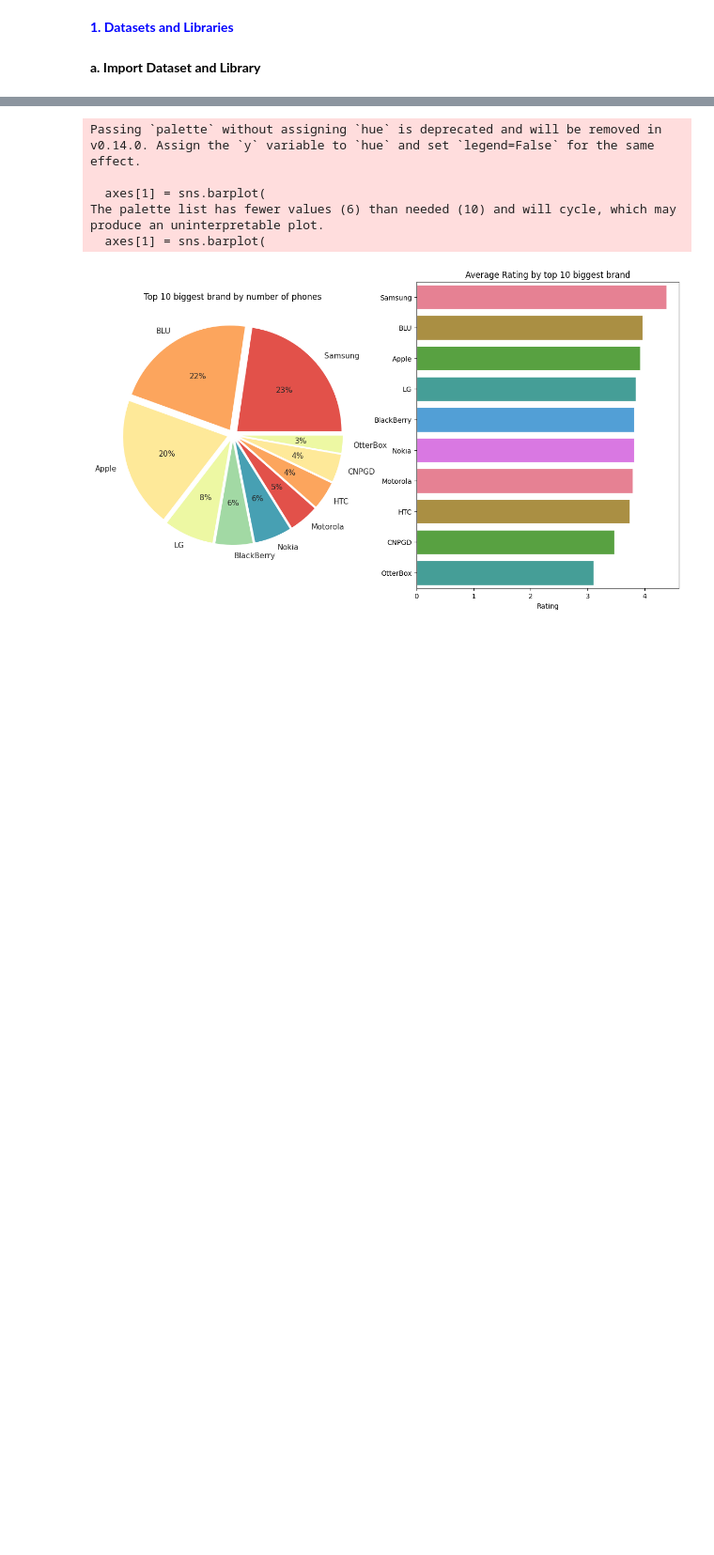
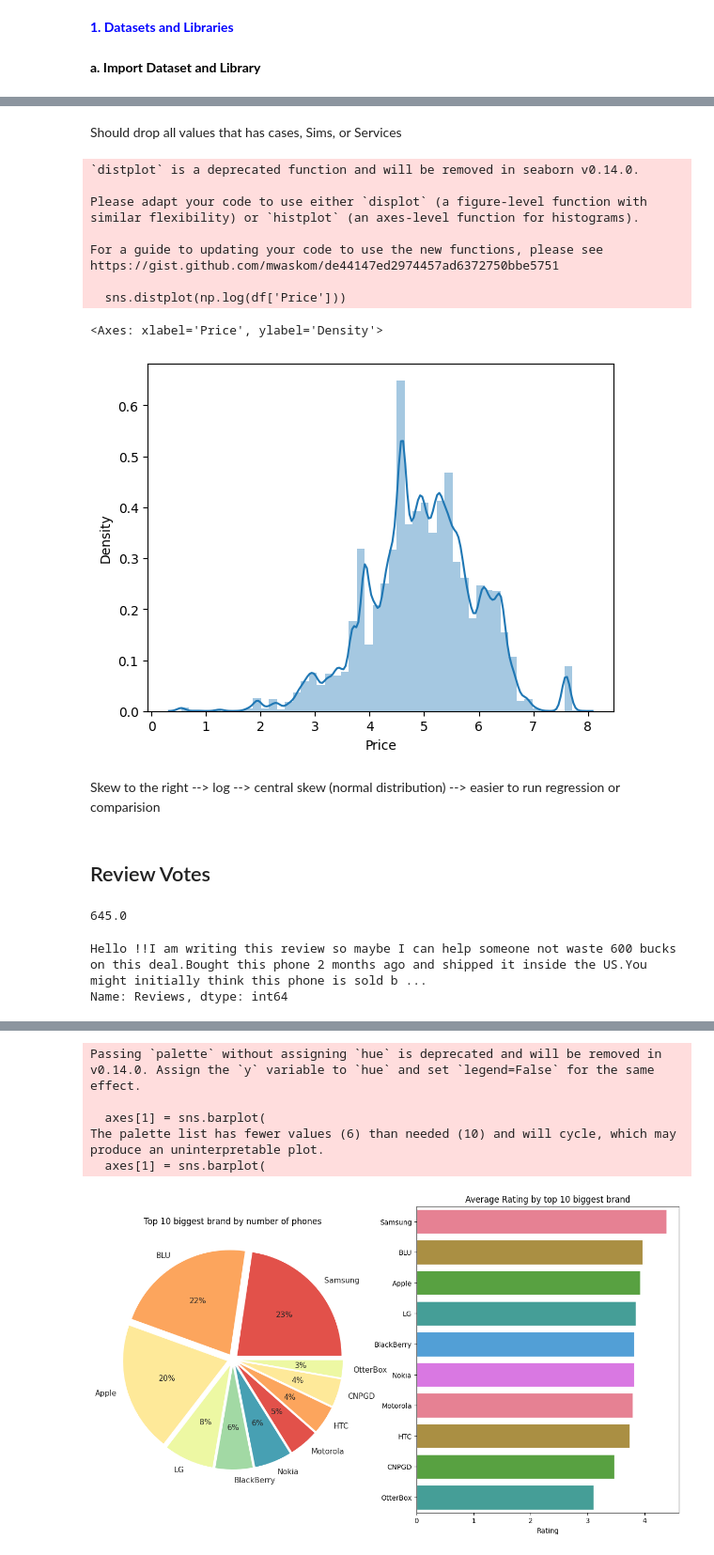
Before and after one commit to longbui23/Amazon-Analysis, a Jupyter notebook: Amazon_Sentiment_Analysis.ipynb, the cells around one changed output, grey strips where cells are left out. Shown at 94% size. Cells and saved outputs as stored; diff of their text form; code cells hidden in the pictures; blank space fills up the shorter version.

```diff
--- a/Amazon_Sentiment_Analysis.ipynb
+++ b/Amazon_Sentiment_Analysis.ipynb
@@ -114,0 +183,27 @@ df.describe()
+# %% [markdown]
+Should drop all values that has cases, Sims, or Services
+# %%
+sns.distplot(np.log(df['Price']))
+# %% [output]
+`distplot` is a deprecated function and will be removed in seaborn v0.14.0.
+
+Please adapt your code to use either `displot` (a figure-level function with
+similar flexibility) or `histplot` (an axes-level function for histograms).
+
+For a guide to updating your code to use the new functions, please see
+https://gist.github.com/mwaskom/de44147ed2974457ad6372750bbe5751
+
+  sns.distplot(np.log(df['Price']))
+<Axes: xlabel='Price', ylabel='Density'>
+[figure, added]
+# %% [markdown]
+Skew to the right --> log --> central skew (normal distribution) --> easier to run regression or comparision
+# %% [markdown]
+## Review Votes
+# %%
+print(df['Review Votes'].max())
+df[df['Review Votes'] == df['Review Votes'].max()]['Reviews'].value_counts()
+# %% [output]
+645.0
+Hello !!I am writing this review so maybe I can help someone not waste 600 bucks on this deal.Bought this phone 2 months ago and shipped it inside the US.You might initially think this phone is sold b ...
+Name: Reviews, dtype: int64
```
Also changed, not shown: parts of 51 cells of this notebook.
